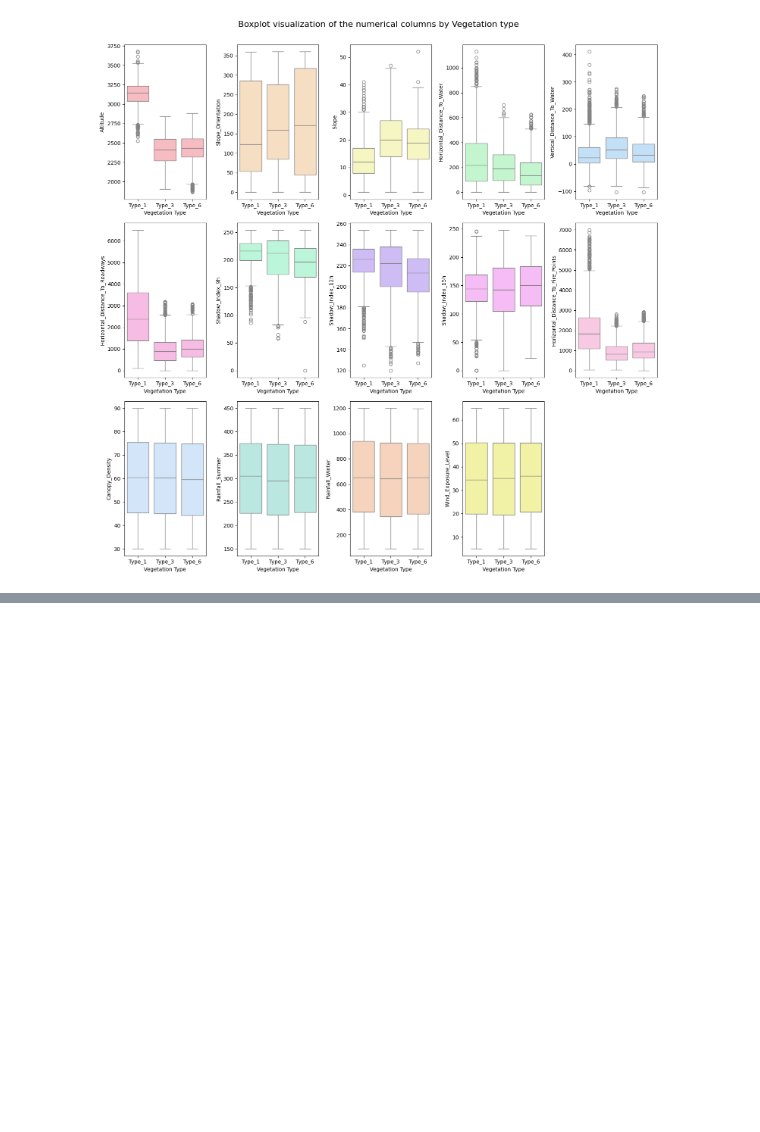
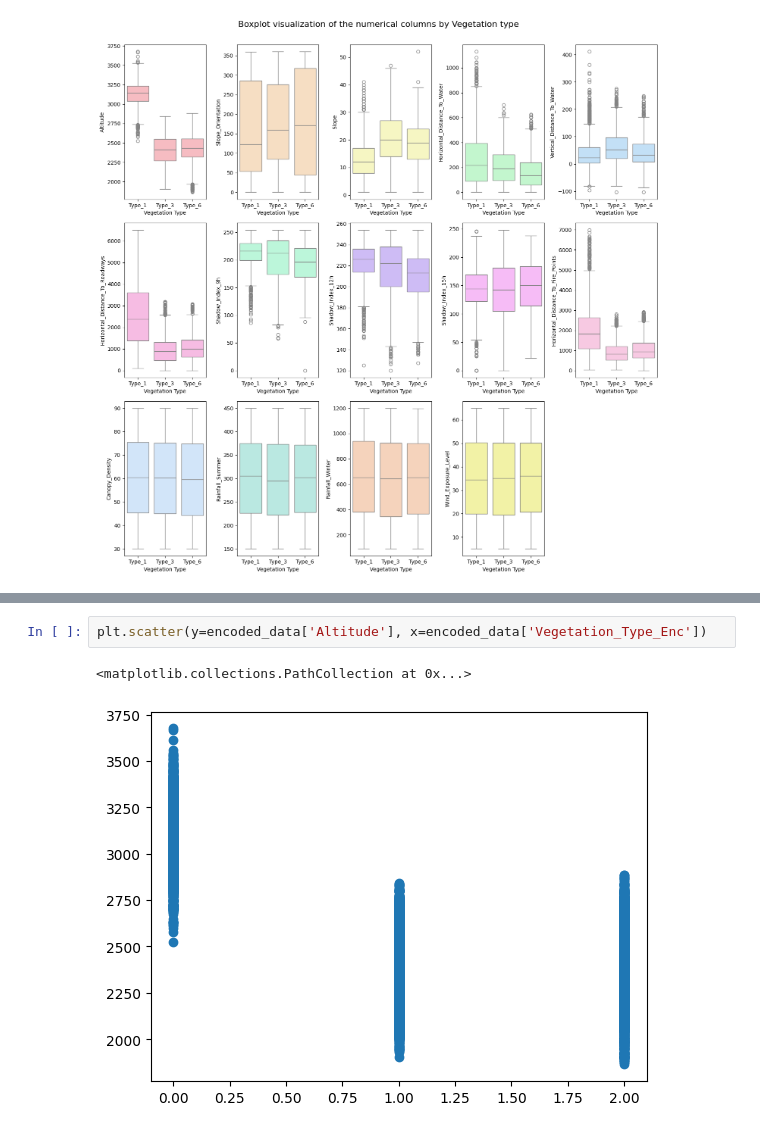
Before and after one commit to beatrizmsa/ml-vegetation-classifier, a Jupyter notebook: notebook.ipynb, the cells around one changed output, grey strips where cells are left out. Cells and saved outputs as stored; diff of their text form; blank space fills up the shorter version.

```diff
--- a/notebook.ipynb
+++ b/notebook.ipynb
@@ -103,0 +169,5 @@ boxplot_by_type_visualization(data, numerical_columns, 'Boxplot visualization of
+# %%
+plt.scatter(y=encoded_data['Altitude'], x=encoded_data['Vegetation_Type_Enc'])
+# %% [output]
+<matplotlib.collections.PathCollection at 0x...>
+[figure, added]
```
Also changed, not shown: parts of 11 cells of this notebook.
